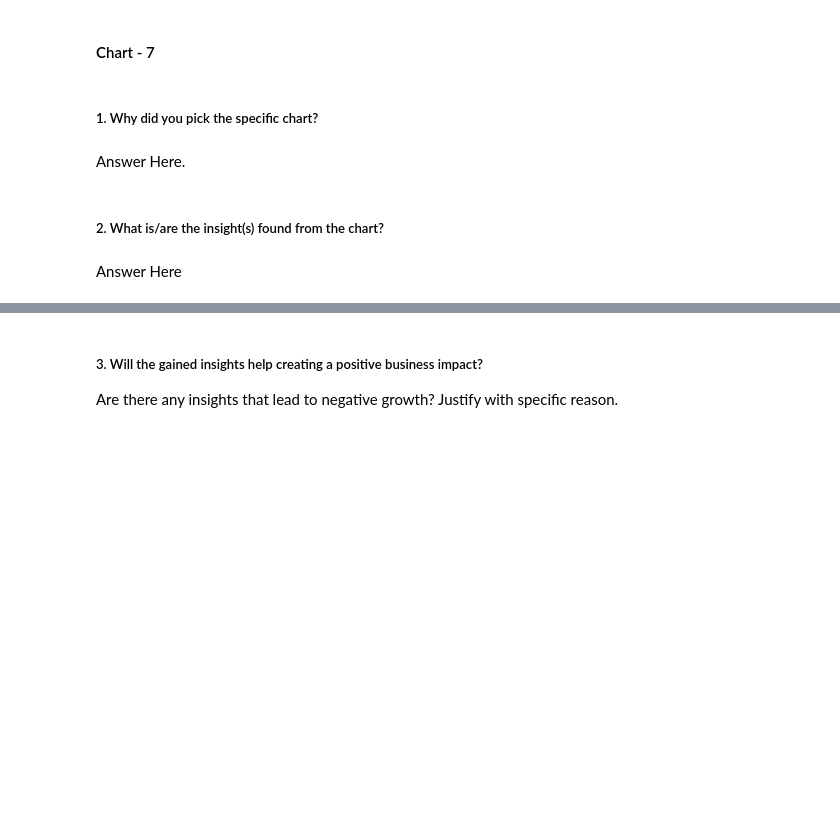
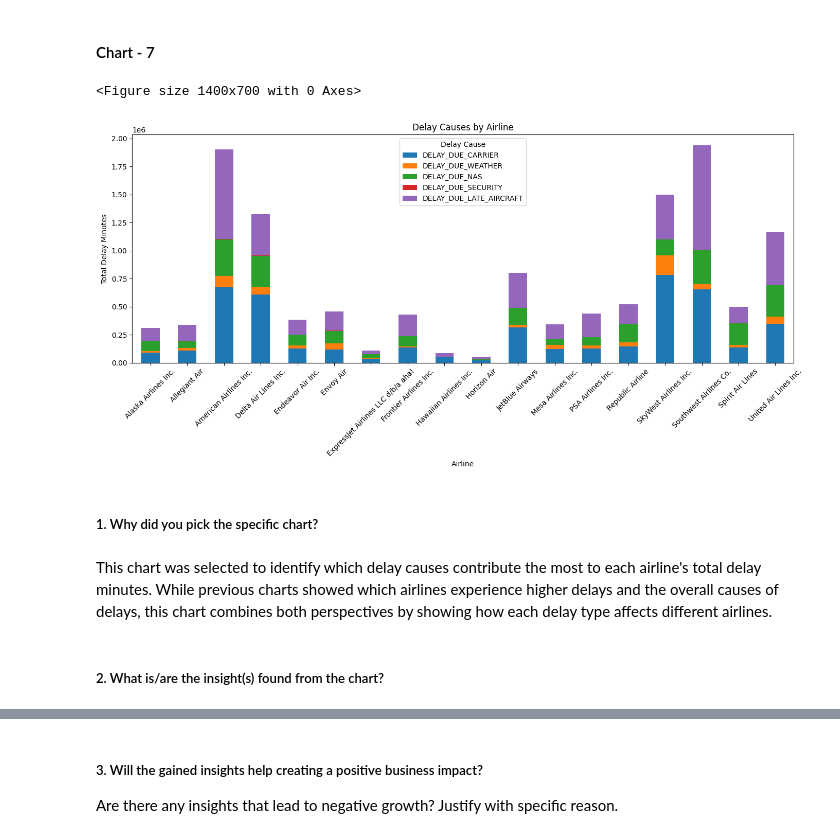
Before and after one commit to sanyam092006/ml_new, a Jupyter notebook: Sample_EDA_Submission_Template.ipynb, the cells around one changed output, grey strips where cells are left out. Saved outputs shown, nothing was run; the diff lists cells and outputs as text; code cells hidden in the pictures; blank space fills up the shorter version.

```diff
--- a/Sample_EDA_Submission_Template.ipynb
+++ b/Sample_EDA_Submission_Template.ipynb
@@ -508,8 +595,46 @@ Answer Here
+# %%
+import matplotlib.pyplot as plt
+
+
+airline_delay_cause = (
+    df[df['CANCELLED'] == 0]
+    .groupby('AIRLINE')[
+        [
+            'DELAY_DUE_CARRIER',
+            'DELAY_DUE_WEATHER',
+            'DELAY_DUE_NAS',
+            'DELAY_DUE_SECURITY',
+            'DELAY_DUE_LATE_AIRCRAFT'
+        ]
+    ]
+    .sum()
+)
+
+
+plt.figure(figsize=(14,7))
+
+airline_delay_cause.plot(
+    kind='bar',
+    stacked=True,
+    figsize=(14,7)
+)
+
+plt.title('Delay Causes by Airline')
+plt.xlabel('Airline')
+plt.ylabel('Total Delay Minutes')
+
+plt.xticks(rotation=45)
+
+plt.legend(title='Delay Cause')
+
+plt.tight_layout()
+plt.show()
+# %% [output]
+<Figure size 1400x700 with 0 Axes>
+[figure, added]
 # %% [markdown]
 ##### 1. Why did you pick the specific chart?
-# %% [markdown]
-Answer Here.
+# %% [markdown]
+This chart was selected to identify which delay causes contribute the most to each airline's total delay minutes. While previous charts showed which airlines experience higher delays and the overall causes of delays, this chart combines both perspectives by showing how each delay type affects different airlines.
 # %% [markdown]
 ##### 2. What is/are the insight(s) found from the chart?
-# %% [markdown]
-Answer Here
```
Also changed, not shown: parts of 20 cells of this notebook.
